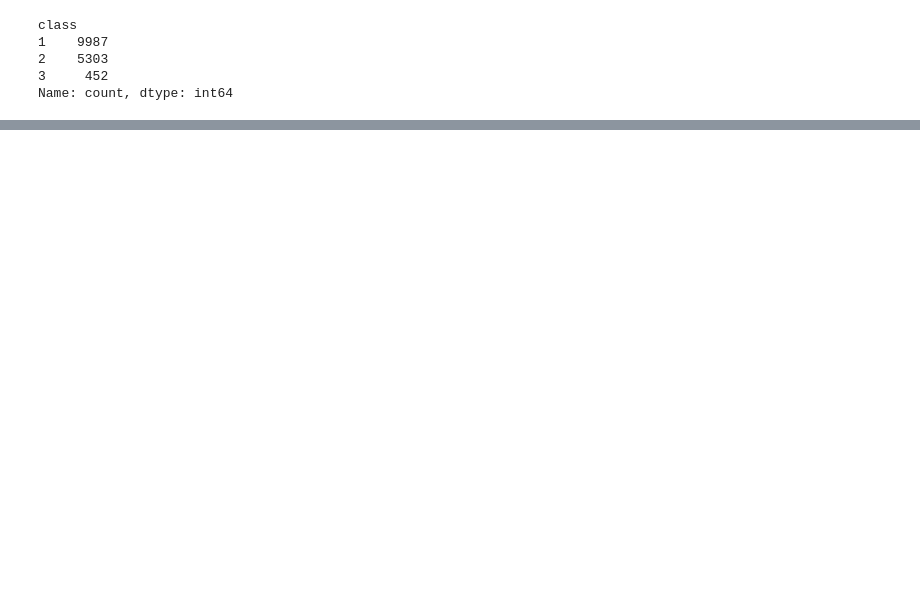
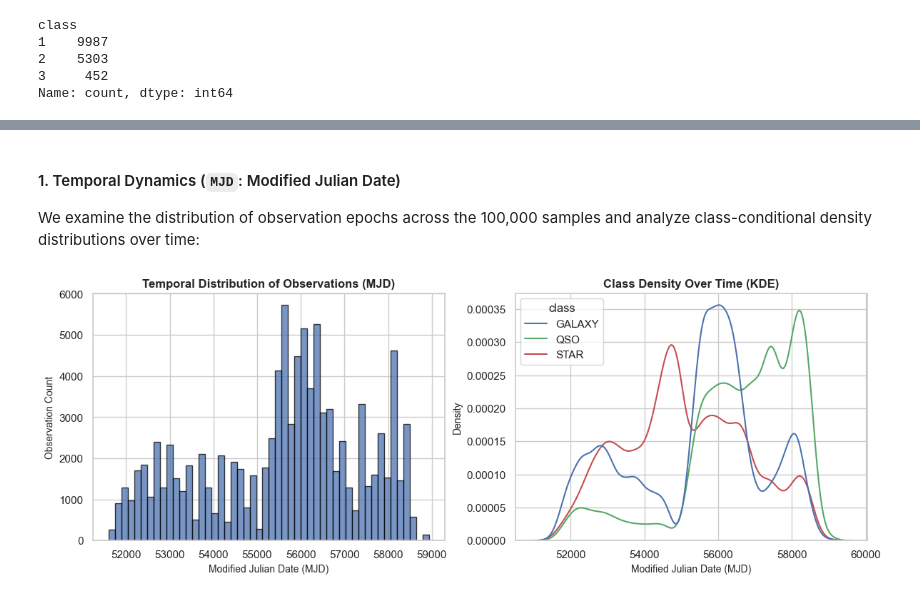
Before and after one commit to Antonio-Martella/astro_object_classif, a Jupyter notebook: notebook/EDA.ipynb, the cells around one changed output, grey strips where cells are left out. Cells and saved outputs as stored; diff of their text form; code cells hidden in the pictures; blank space fills up the shorter version.

```diff
--- a/notebook/EDA.ipynb
+++ b/notebook/EDA.ipynb
@@ -901,0 +341,28 @@ pandas.DataFrame
+# %% [markdown]
+#### 1. Temporal Dynamics (`MJD`: Modified Julian Date)
+We examine the distribution of observation epochs across the 100,000 samples and analyze class-conditional density distributions over time:
+# %%
+fig, axes = plt.subplots(1, 2, figsize=(14, 4.5))
+
+axes[0].hist(df["MJD"], bins=50, color="#4C72B0", edgecolor="black", alpha=0.75)
+axes[0].set_title("Temporal Distribution of Observations (MJD)", fontsize=12, fontweight="bold")
+axes[0].set_xlabel("Modified Julian Date (MJD)", fontsize=10)
+axes[0].set_ylabel("Observation Count", fontsize=10)
+
+sns.kdeplot(
+    data=df,
+    x="MJD",
+    hue="class",
+    common_norm=False,
+    palette=["#4C72B0", "#55A868", "#C44E52"],
+    ax=axes[1]
+)
+axes[1].set_title("Class Density Over Time (KDE)", fontsize=12, fontweight="bold")
+axes[1].set_xlabel("Modified Julian Date (MJD)", fontsize=10)
+axes[1].set_ylabel("Density", fontsize=10)
+
+save_path = Path(path_config.figures_dir / "temporal_distr.png")
+plt.savefig(save_path, dpi=300, bbox_inches="tight")
+plt.show()
+# %% [output]
+[figure, added]
```
Also changed, not shown: parts of 226 cells of this notebook, 2 other files.
